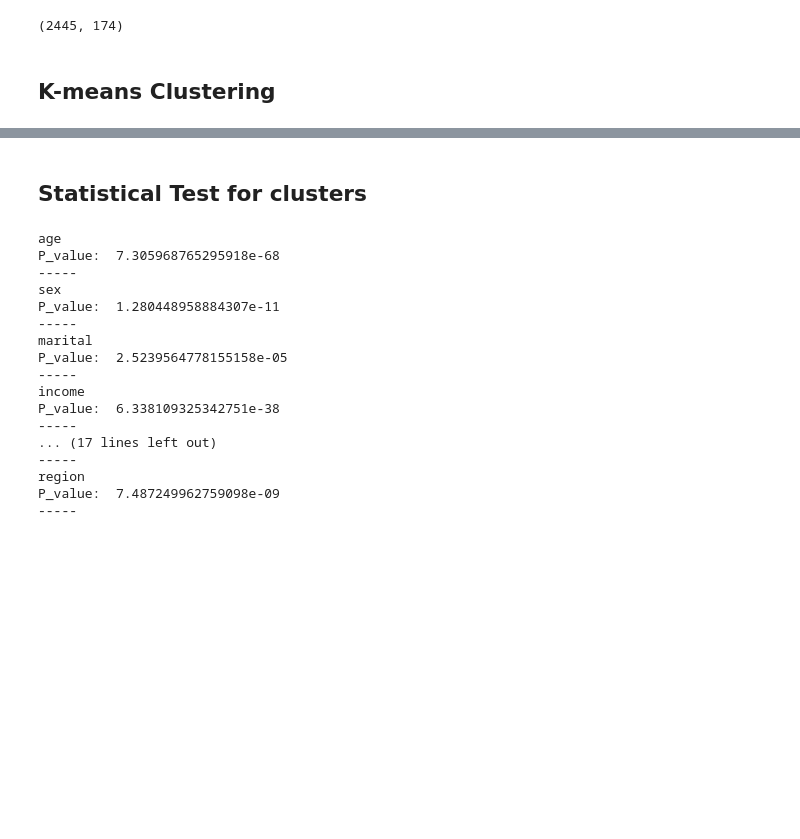
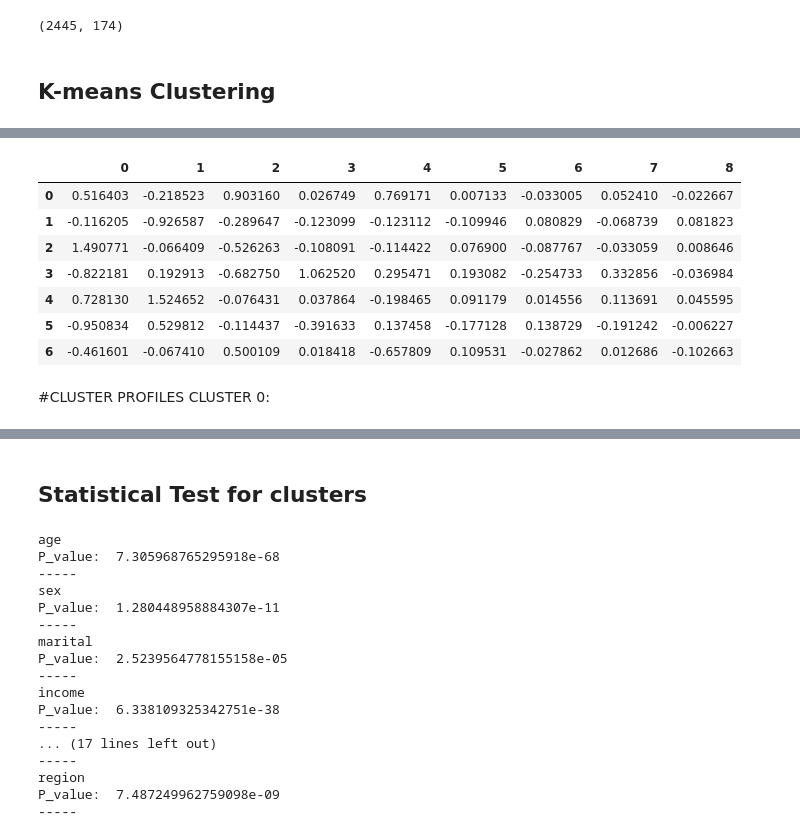
Before and after one commit to arashk1990/covid19mobility, a Jupyter notebook: models/clustering.ipynb, the cells around one changed output, grey strips where cells are left out. Saved outputs shown, nothing was run; the diff lists cells and outputs as text; code cells hidden in the pictures; blank space fills up the shorter version.

```diff
--- a/models/clustering.ipynb
+++ b/models/clustering.ipynb
@@ -314,3 +325,17 @@ pc_df = kplot(principalComponents,7)
+# %%
+pd.DataFrame(centers)
+# %% [output]
+|  | 0 | 1 | 2 | 3 | 4 | 5 | 6 | 7 | 8 |
+| 0 | 0.516403 | -0.218523 | 0.903160 | 0.026749 | 0.769171 | 0.007133 | -0.033005 | 0.052410 | -0.022667 |
+| 1 | -0.116205 | -0.926587 | -0.289647 | -0.123099 | -0.123112 | -0.109946 | 0.080829 | -0.068739 | 0.081823 |
+| 2 | 1.490771 | -0.066409 | -0.526263 | -0.108091 | -0.114422 | 0.076900 | -0.087767 | -0.033059 | 0.008646 |
+| 3 | -0.822181 | 0.192913 | -0.682750 | 1.062520 | 0.295471 | 0.193082 | -0.254733 | 0.332856 | -0.036984 |
+| 4 | 0.728130 | 1.524652 | -0.076431 | 0.037864 | -0.198465 | 0.091179 | 0.014556 | 0.113691 | 0.045595 |
+| 5 | -0.950834 | 0.529812 | -0.114437 | -0.391633 | 0.137458 | -0.177128 | 0.138729 | -0.191242 | -0.006227 |
+| 6 | -0.461601 | -0.067410 | 0.500109 | 0.018418 | -0.657809 | 0.109531 | -0.027862 | 0.012686 | -0.102663 |
+# %% [markdown]
+#CLUSTER PROFILES
+CLUSTER 0:
 # %%
 pc_df.groupby('label').size()
 # %% [output]
```
Also changed, not shown: parts of 23 cells of this notebook.
